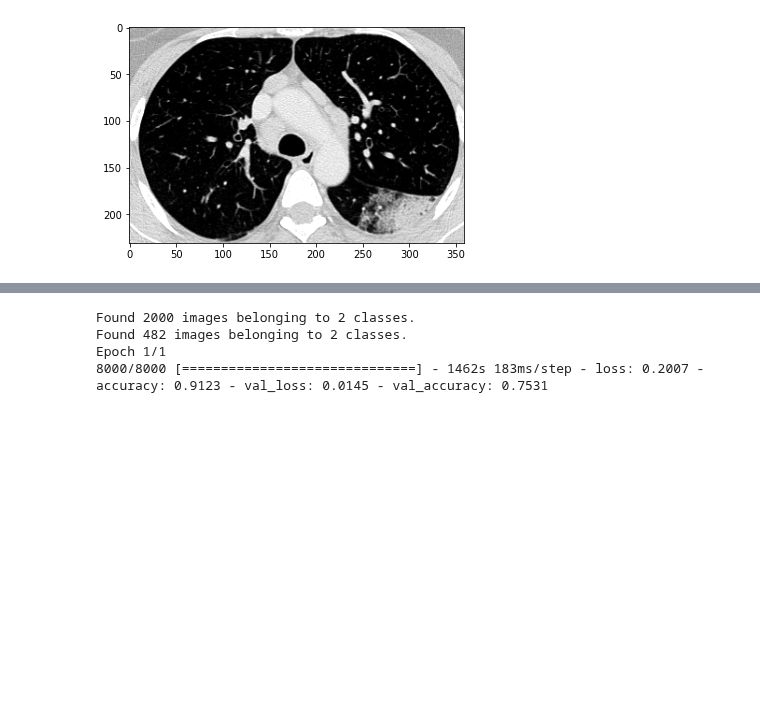
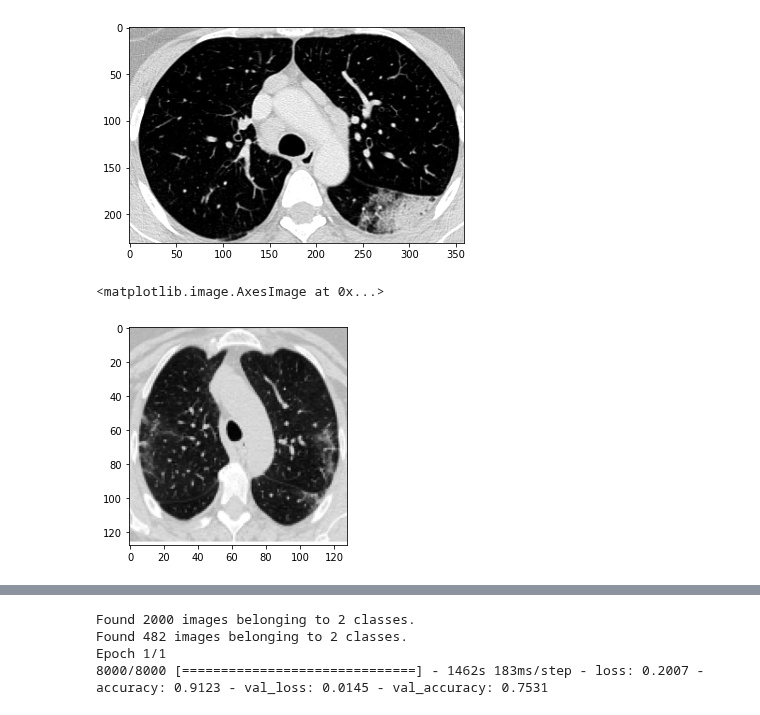
Before and after one commit to mohammadakradi/Covid-19, a Jupyter notebook: Data_Adjust(Covid_19)withDropOut.ipynb, the cells around one changed output, grey strips where cells are left out. Drawn from its saved outputs; the diff is of its cells as text; code cells hidden in the pictures; blank space fills up the shorter version.

```diff
--- a/Data_Adjust(Covid_19)withDropOut.ipynb
+++ b/Data_Adjust(Covid_19)withDropOut.ipynb
@@ -32,4 +32,22 @@ plt.imshow(img, cmap='gray')
 (231, 359)
 <matplotlib.image.AxesImage at 0x...>
 [figure]
+# %%
+import glob as glob
+import skimage.transform as st
+dl=['COVID','non-COVID']
+dl=os.listdir('Covid19-Dataset/Covid-19-Dataset/train/')
+xtrain=[]
+p=0
+for i in range(2):
+  for fn in sorted(glob.glob('Covid19-Dataset/Covid-19-Dataset/train/'+dl[i]+'/*.png')):
+    img = cv2.imread(fn,0)
+    img=st.resize(img,(128,128))
+    xtrain.append(img)
+# %%
+x = xtrain[0]
+plt.imshow(x, cmap='gray')
+# %% [output]
+<matplotlib.image.AxesImage at 0x...>
+[figure, added]
 # %%
```
Also changed, not shown: parts of 8 cells of this notebook.
